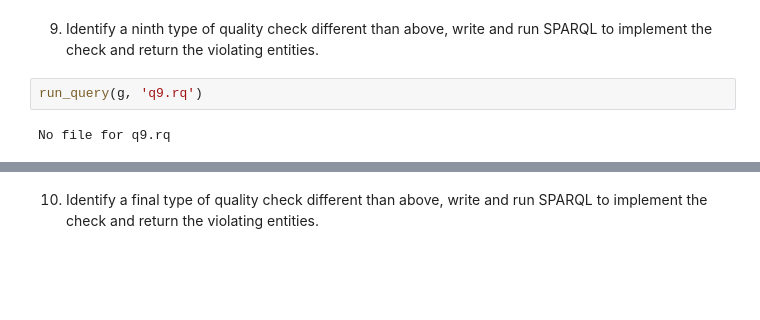
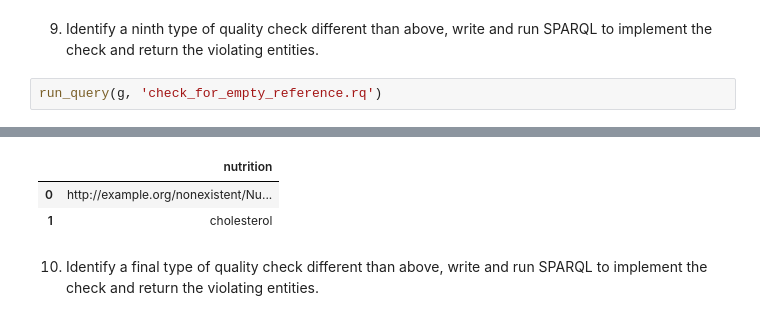
Before and after one commit to iscomper/BMKG-Assignemnt-2, a Jupyter notebook: Assignment2_Template_without9.ipynb, the cells around one changed output, grey strips where cells are left out. Cells and saved outputs as stored; diff of their text form; blank space fills up the shorter version.

Commit message:
added extra query

```diff
--- a/Assignment2_Template_without9.ipynb
+++ b/Assignment2_Template_without9.ipynb
@@ -142,6 +185,5 @@ run_query(g, 'check_for_wrong_category_value.rq')
 # %% [markdown]
 9. Identify a ninth type of quality check different than above, write and run SPARQL to implement the check and return the violating entities.
 # %%
-run_query(g, 'q9.rq')
+run_query(g, 'check_for_empty_reference.rq')
 # %% [output]
-No file for q9.rq
@@ -148,3 +191,6 @@ No file for q9.rq
+|  | nutrition |
+| 0 | http://example.org/nonexistent/Nu... |
+| 1 | cholesterol |
 # %% [markdown]
 10. Identify a final type of quality check different than above, write and run SPARQL to implement the check and return the violating entities.
 # %%
```
Also changed, not shown: parts of 7 cells of this notebook, 2 other files.
